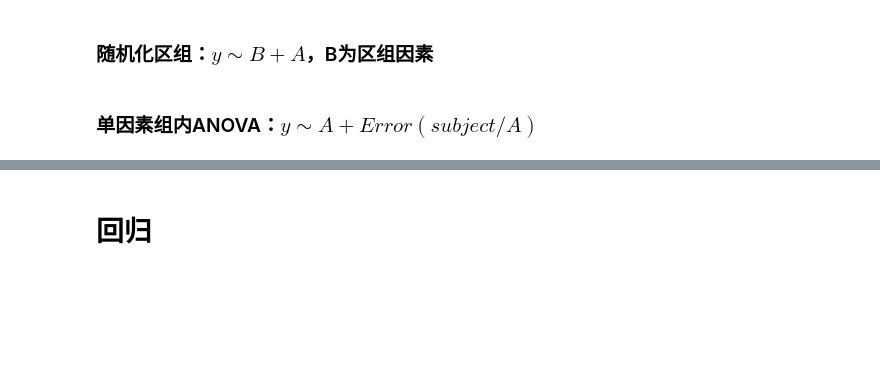
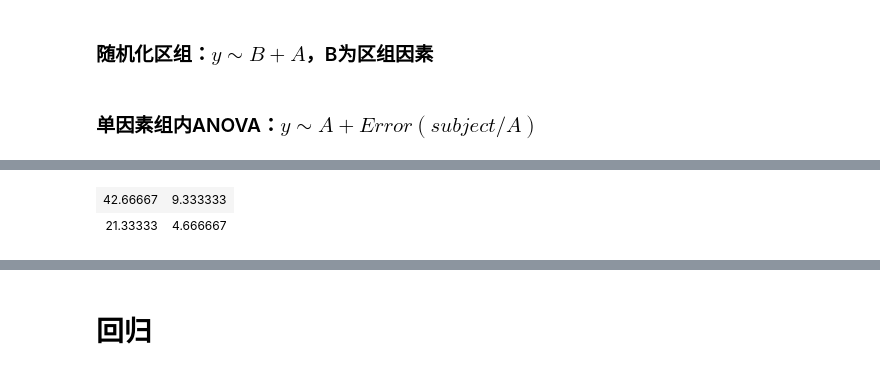
Before and after one commit to Sanningw/ML-and-DL, a Jupyter notebook: math/Statistics/R/stats.ipynb, the cells around one changed output, grey strips where cells are left out. Saved outputs shown, nothing was run; the diff lists cells and outputs as text; code cells hidden in the pictures; blank space fills up the shorter version.

```diff
--- a/math/Statistics/R/stats.ipynb
+++ b/math/Statistics/R/stats.ipynb
@@ -685,0 +698,3 @@ detach(ToothGrowth)
+# %%
+table7_2 <- matrix(c(46, 18, 6, 8), nrow=2, ncol=2)
+chisq.test(table7_2)
@@ -685,0 +708,3 @@ detach(ToothGrowth)
+# %%
+chisq.test(table7_2)$expected    #自动校正
+# %% [output]
@@ -685,0 +713,2 @@ detach(ToothGrowth)
+| 42.66667 | 9.333333 |
+| 21.33333 | 4.666667 |
```
Also changed, not shown: parts of 10 cells of this notebook.
